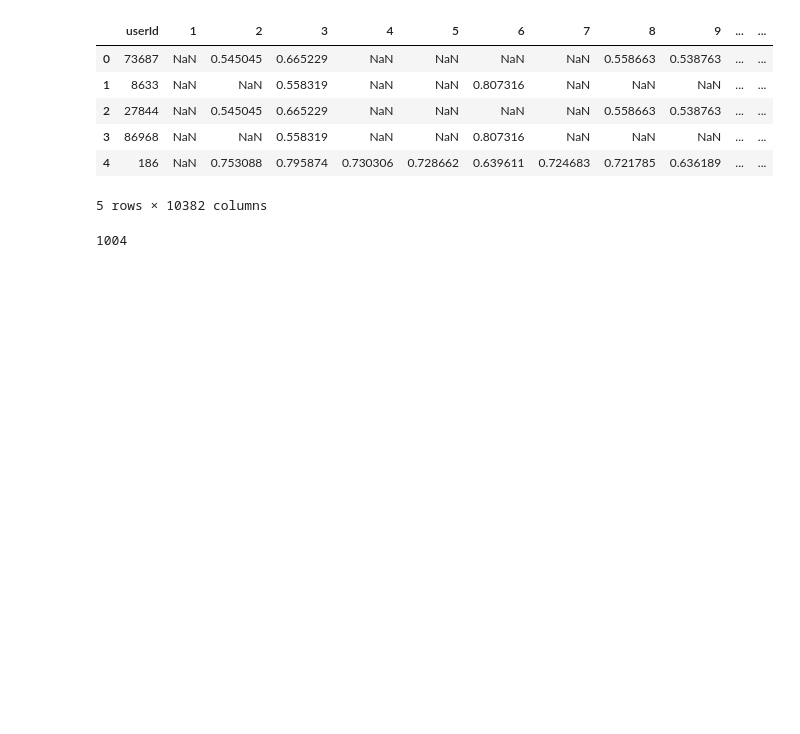
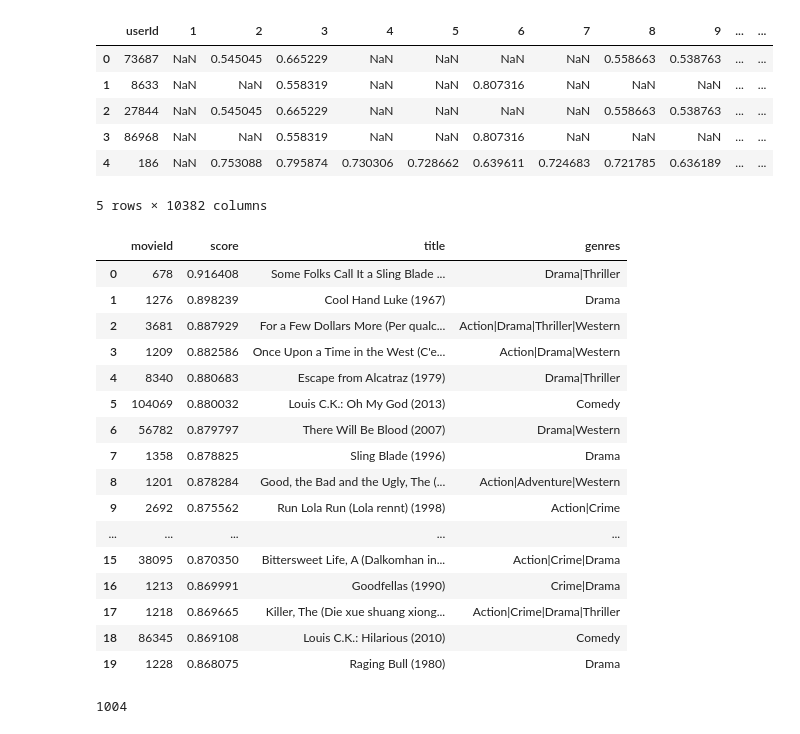
Before and after one commit to HamidSadEsf/movie_recommendation_ProjectCDS, a Jupyter notebook: main.ipynb, the cells around one changed output. Saved outputs shown, nothing was run; the diff lists cells and outputs as text; code cells hidden in the pictures; blank space fills up the shorter version.

```diff
--- a/main.ipynb
+++ b/main.ipynb
@@ -99,4 +101,25 @@ cb_recommendations.head()
 | 3 | 86968 | NaN | NaN | 0.558319 | NaN | NaN | 0.807316 | NaN | NaN | NaN | ... | ... |
 | 4 | 186 | NaN | 0.753088 | 0.795874 | 0.730306 | 0.728662 | 0.639611 | 0.724683 | 0.721785 | 0.636189 | ... | ... |
 5 rows × 10382 columns
+# %%
+userId = 86968
+cb_recommender.recommendation(userId, 20)
+# %% [output]
+|  | movieId | score | title | genres |
+| 0 | 678 | 0.916408 | Some Folks Call It a Sling Blade ... | Drama|Thriller |
+| 1 | 1276 | 0.898239 | Cool Hand Luke (1967) | Drama |
+| 2 | 3681 | 0.887929 | For a Few Dollars More (Per qualc... | Action|Drama|Thriller|Western |
+| 3 | 1209 | 0.882586 | Once Upon a Time in the West (C'e... | Action|Drama|Western |
+| 4 | 8340 | 0.880683 | Escape from Alcatraz (1979) | Drama|Thriller |
+| 5 | 104069 | 0.880032 | Louis C.K.: Oh My God (2013) | Comedy |
+| 6 | 56782 | 0.879797 | There Will Be Blood (2007) | Drama|Western |
+| 7 | 1358 | 0.878825 | Sling Blade (1996) | Drama |
+| 8 | 1201 | 0.878284 | Good, the Bad and the Ugly, The (... | Action|Adventure|Western |
+| 9 | 2692 | 0.875562 | Run Lola Run (Lola rennt) (1998) | Action|Crime |
+| ... | ... | ... | ... | ... |
+| 15 | 38095 | 0.870350 | Bittersweet Life, A (Dalkomhan in... | Action|Crime|Drama |
+| 16 | 1213 | 0.869991 | Goodfellas (1990) | Crime|Drama |
+| 17 | 1218 | 0.869665 | Killer, The (Die xue shuang xiong... | Action|Crime|Drama|Thriller |
+| 18 | 86345 | 0.869108 | Louis C.K.: Hilarious (2010) | Comedy |
+| 19 | 1228 | 0.868075 | Raging Bull (1980) | Drama |
 # %%
```
Also changed, not shown: parts of 20 cells of this notebook, 9 other files.
